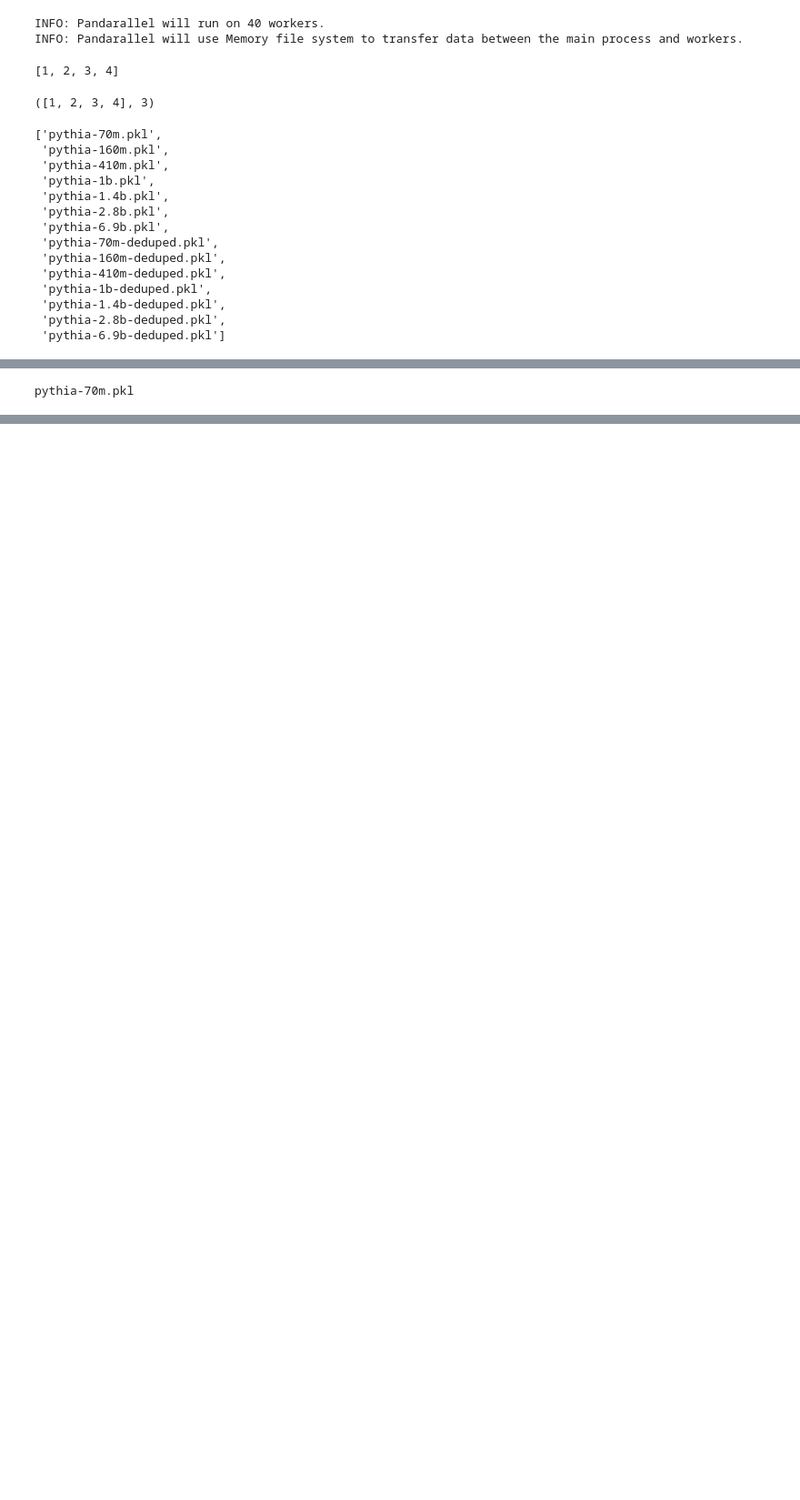
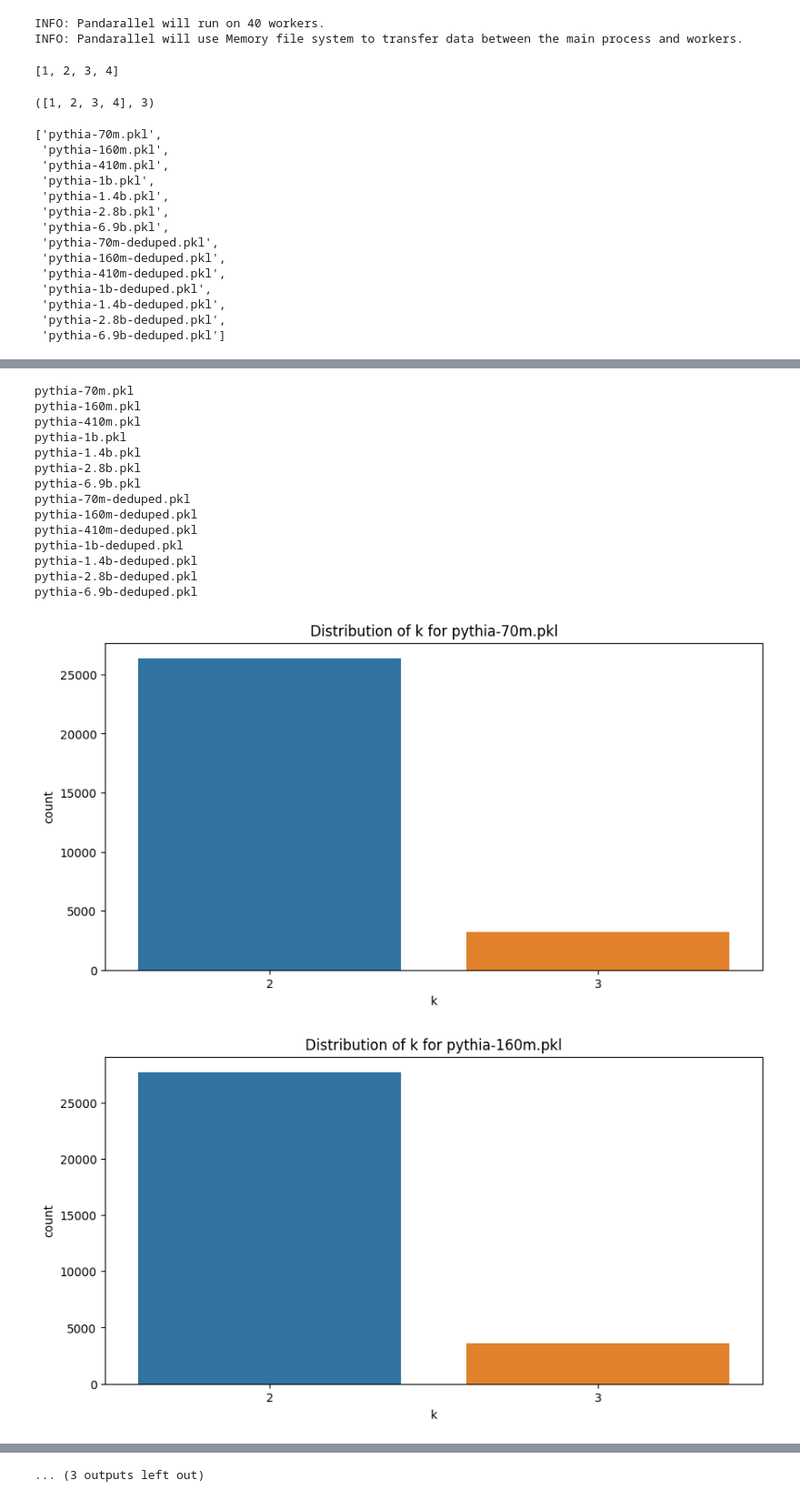
Before and after one commit to EleutherAI/semantic-memorization, a Jupyter notebook: aflah/data_investigation/exact_match_compare.ipynb, the cells around one changed output, grey strips where cells are left out. Shown at 91% size. Cells and saved outputs as stored; diff of their text form; code cells hidden in the pictures; blank space fills up the shorter version.

Commit message:
Exact Match Plots

```diff
--- a/aflah/data_investigation/exact_match_compare.ipynb
+++ b/aflah/data_investigation/exact_match_compare.ipynb
@@ -57,7 +57,7 @@ break_and_compare_wrapper([1,2,3,4,1,2,3,4,1,2,3,4,1], start_k=2, end_k=4)
 # %%
 files = os.listdir('../data')
 # choose files without 'lrs' or 'mrs' in the name
-files = [file for file in files if 'lrs' not in file and 'mrs' not in file]
+files = [file for file in files if 'lrs' not in file and 'mrs' not in file and 'chunk' not in file]
 files
 # %% [output]
 ['pythia-70m.pkl',
@@ -81,3 +81,6 @@ def get_df_with_chunk_and_k(file):
     # save df as pickle
     pickle.dump(df, open('../data/' + file + "_with_chunk_and_k", 'wb'))
     return df
+# %%
+def load_df_with_chunk_and_k(file):
+    return pickle.load(open('../data/' + file + "_with_chunk_and_k", 'rb'))
@@ -83,0 +104,12 @@ def get_df_with_chunk_and_k(file):
+# %%
+df = load_df_with_chunk_and_k(files[0])
+# %%
+def plot_chunk_length(file):
+    df = load_df_with_chunk_and_k(file)
+    df_without_k_negative_1 = df[df['k'] != -1]
+    # bar plot of df_without_k_negative_1['k'] and save
+    plt.figure(figsize=(10, 5))
+    sns.countplot(x='k', data=df_without_k_negative_1)
+    plt.title('Distribution of k for ' + file)
+    plt.savefig('../plots/' + file + '_chunk_length.png')
+    # plt.show()
@@ -84,6 +120,21 @@ def get_df_with_chunk_and_k(file):
 # %%
 for file in files:
     print(file)
-    get_df_with_chunk_and_k(file)
+    plot_chunk_length(file)
 # %% [output]
 pythia-70m.pkl
+pythia-160m.pkl
+pythia-410m.pkl
+pythia-1b.pkl
+pythia-1.4b.pkl
+pythia-2.8b.pkl
+pythia-6.9b.pkl
+pythia-70m-deduped.pkl
+pythia-160m-deduped.pkl
+pythia-410m-deduped.pkl
+pythia-1b-deduped.pkl
+pythia-1.4b-deduped.pkl
+pythia-2.8b-deduped.pkl
+pythia-6.9b-deduped.pkl
+[figure, added]
+[figure, added]
@@ -89,0 +150 @@ pythia-70m.pkl
+... (3 outputs left out)
```
Also changed, not shown: parts of 5 cells of this notebook, 15 other files.
